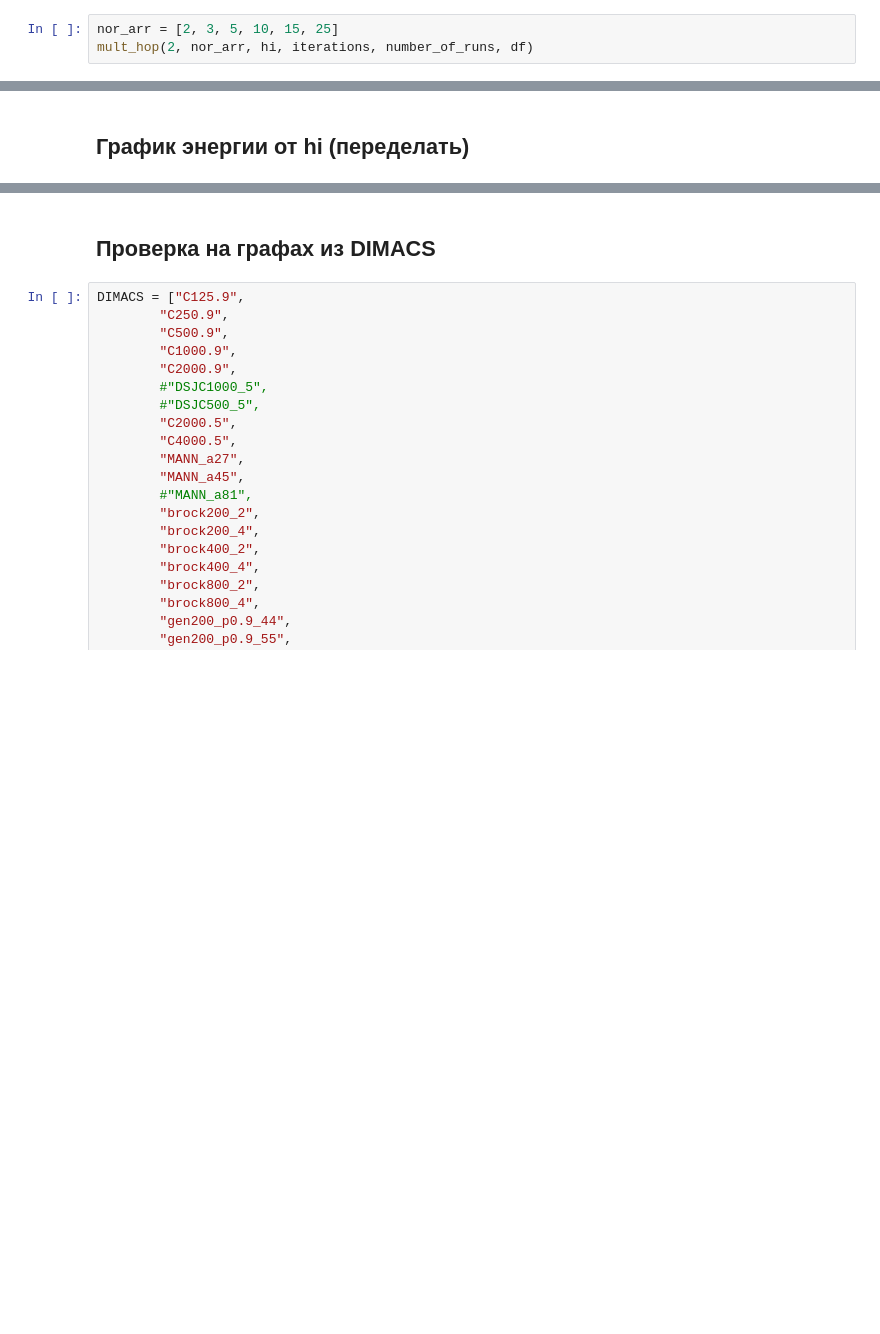
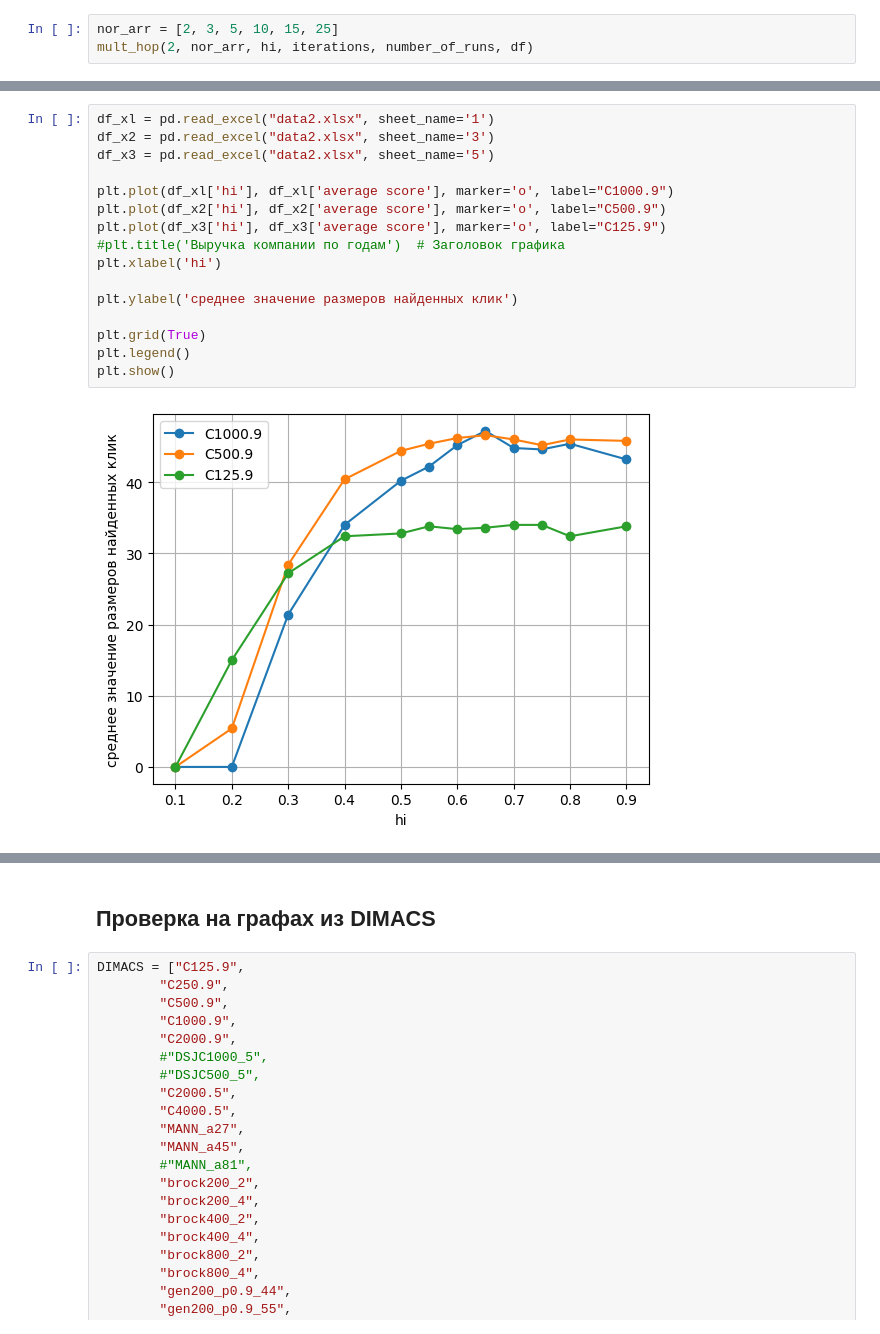
Before and after one commit to LevBugrov/graph_algoritms, a Jupyter notebook: hopfield.ipynb, the cells around one changed output, grey strips where cells are left out. Drawn from its saved outputs; the diff is of its cells as text; blank space fills up the shorter version.

```diff
--- a/hopfield.ipynb
+++ b/hopfield.ipynb
@@ -197,2 +196,18 @@ df
-# %% [markdown]
-## График энергии от hi (переделать)
+# %%
+df_xl = pd.read_excel("data2.xlsx", sheet_name='1')
+df_x2 = pd.read_excel("data2.xlsx", sheet_name='3')
+df_x3 = pd.read_excel("data2.xlsx", sheet_name='5')
+
+plt.plot(df_xl['hi'], df_xl['average score'], marker='o', label="C1000.9")
+plt.plot(df_x2['hi'], df_x2['average score'], marker='o', label="C500.9")
+plt.plot(df_x3['hi'], df_x3['average score'], marker='o', label="C125.9")
+#plt.title('Выручка компании по годам')  # Заголовок графика
+plt.xlabel('hi')
+
+plt.ylabel('среднее значение размеров найденных клик')
+
+plt.grid(True)
+plt.legend()
+plt.show()
+# %% [output]
+[figure, added]
```
Also changed, not shown: parts of 5 cells of this notebook, 2 other files.
